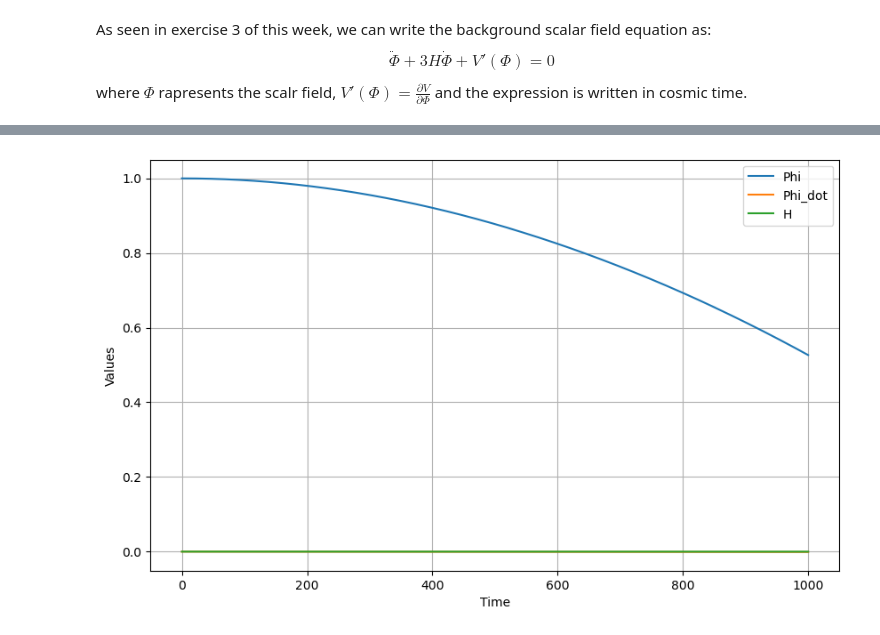
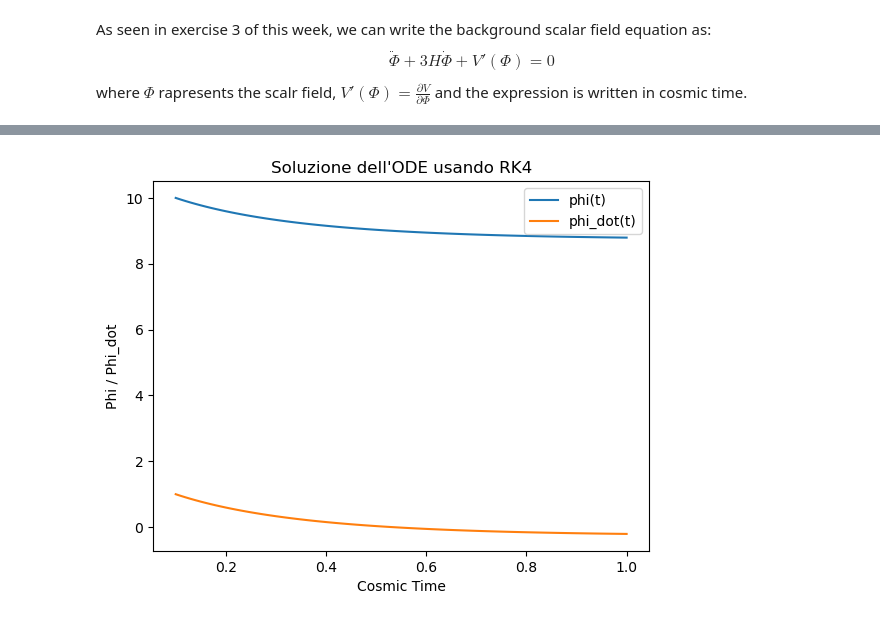
Before and after one commit to GenovaCosmology/AstroCosmoComputational, a Jupyter notebook: Students/Gabriele_Russo/CosmicStructures/ex5.ipynb, the cells around one changed output, grey strips where cells are left out. Drawn from its saved outputs; the diff is of its cells as text; code cells hidden in the pictures.

```diff
--- a/Students/Gabriele_Russo/CosmicStructures/ex5.ipynb
+++ b/Students/Gabriele_Russo/CosmicStructures/ex5.ipynb
@@ -24,45 +22,20 @@ $$
 import numpy as np
 from scipy.integrate import odeint
 import matplotlib.pyplot as plt
-# %%
-
-# Define the function that returns the system of differential equations
-def system(y, t, m):
-    Phi, Phi_dot, H = y
-    dPhi_dt = Phi_dot
-    dPhi_dot_dt = -3*H*Phi_dot - m*Phi
-    dH_dt = -0.5*Phi_dot**2
-    return [dPhi_dt, dPhi_dot_dt, dH_dt]
-
-# Define parameters
-m = 1e-6  # Mass
-t = np.linspace(0, 1000, 100000)  # Time points to evaluate the solution
-Phi_0 = 1.0  # Initial condition for Phi
-Phi_dot_0 = 0.0  # Initial condition for the time derivative of Phi
-H_0 = 1e-6 # Initial condition for Hubble parameter
-
-# Initial conditions
-y0 = [Phi_0, Phi_dot_0, H_0]
-
-# Solve the system of differential equations
-sol = odeint(system, y0, t, args=(m,))
-
-# Extract solutions
-Phi_sol = sol[:, 0]
-Phi_dot_sol = sol[:, 1]
-H_sol = sol[:, 2]
-
-
-
-
-plt.figure(figsize=(10, 6))
-plt.plot(t, Phi_sol, label='Phi')
-plt.plot(t, Phi_dot_sol, label='Phi_dot')
-plt.plot(t, H_sol, label='H')
-plt.xlabel('Time')
-plt.ylabel('Values')
-plt.legend()
-plt.grid(True)
-plt.show()
-# %% [output]
-[figure, removed]
+# %%
+# Defining useful parameters
+
+m = 0.1 # in Plank's Mass
+phi0 = 10.0
+phi_dot0 = 1.0
+# %%
+
+# Defining the function that must be solved with its costraint (it rapresents the ODE)
+
+def evolution(phi, phi_dot, t):
+    # Computing the constraint at a given time value
+    H = np.sqrt( (phi_dot**2 + m*phi**2) / 6 )
+    # Computing the differential equation
+    phi_dot_dot = -3 * H * phi_dot - m * phi
+
+    return phi_dot_dot
@@ -68,0 +81,21 @@ plt.show()
+# %%
+# Time interval in Plank'interval
+t0 = 0.1
+tf = 1.0
+dt = 0.01
+
+# Risolution of the differential eqaution using RK4
+solution = solve_rk4(lambda y, t: evolution(y[0], y[1], t), [phi0, phi_dot0], t0, tf, dt)
+
+
+# Result plot
+plt.plot(np.arange(t0, tf + dt, dt), solution[:, 0], label='phi(t)')
+plt.plot(np.arange(t0, tf + dt, dt), solution[:, 1], label='phi_dot(t)')
+plt.xlabel('Cosmic Time')
+plt.ylabel('Phi / Phi_dot')
+plt.title('Soluzione dell\'ODE usando RK4')
+plt.legend(loc='best')
+plt.grid(False)
+plt.show()
+# %% [output]
+[figure, added]
```
Also changed, not shown: parts of 5 cells of this notebook.
